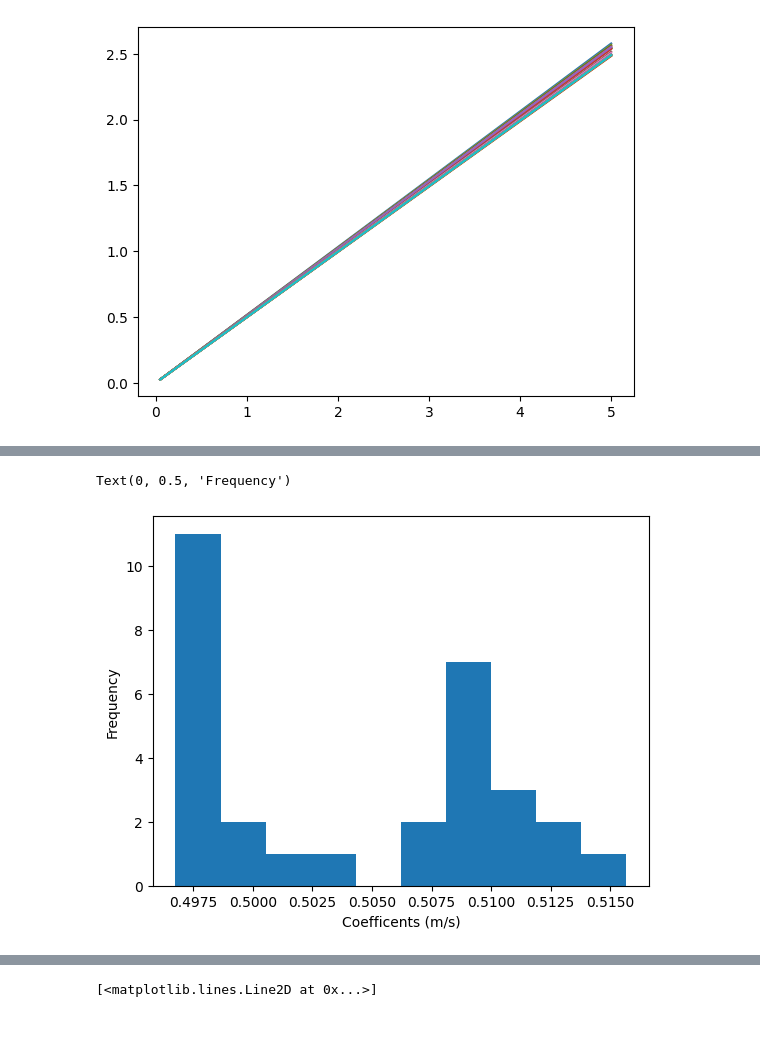
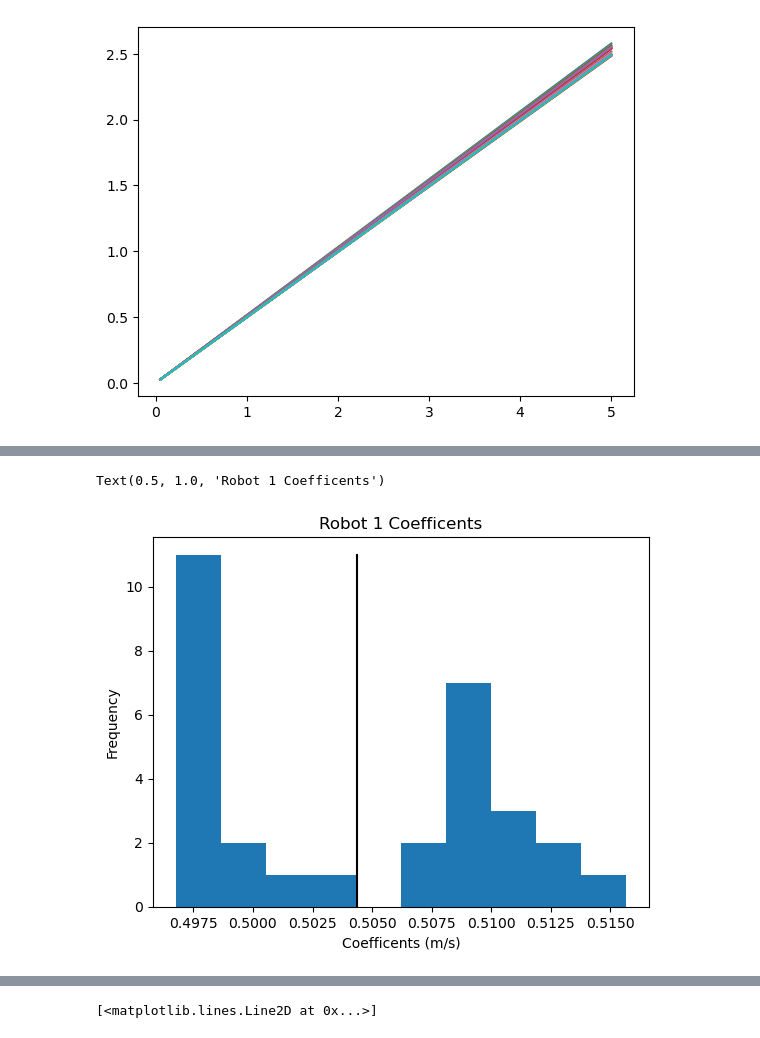
Before and after one commit to jeremiah-theisenschool/belhavencs, a Jupyter notebook: csc311/robot-analysis.ipynb, the cells around one changed output, grey strips where cells are left out. Saved outputs shown, nothing was run; the diff lists cells and outputs as text; code cells hidden in the pictures.

```diff
--- a/csc311/robot-analysis.ipynb
+++ b/csc311/robot-analysis.ipynb
@@ -402,6 +404,9 @@ model = LinearRegression(fit_intercept=True)
 r1model = model.fit(np.reshape(r1trimmedtimes, (-1, 1)),  np.reshape(r1trimmedpositions, (-1, 1)))
 
 r1Y = r1model.predict(np.reshape(r1trimmedtimes, (-1, 1)))
+r1Ycoef = r1model.coef_[0][0]
+r1Yrsquared = sklearn.metrics.r2_score(r1trimmedpositions, r1Y)
+
 print(r1model.coef_)
 
 plt.scatter(r1trimmedtimes, r1trimmedpositions, c='g', marker='s', s=4)
@@ -547,7 +571,9 @@ Text(0.5, 1.0, 'Combined Rsquared Values')
 # %%
 plt.hist(r1coefs)
+plt.plot((r1Ycoef, r1Ycoef), (0, 11), 'black')
 plt.xlabel('Coefficents (m/s)')
 plt.ylabel('Frequency')
+plt.title('Robot 1 Coefficents')
 # %% [output]
-Text(0, 0.5, 'Frequency')
+Text(0.5, 1.0, 'Robot 1 Coefficents')
-[figure, old version]
+[figure, new version]
```
Also changed, not shown: parts of 33 cells of this notebook.
